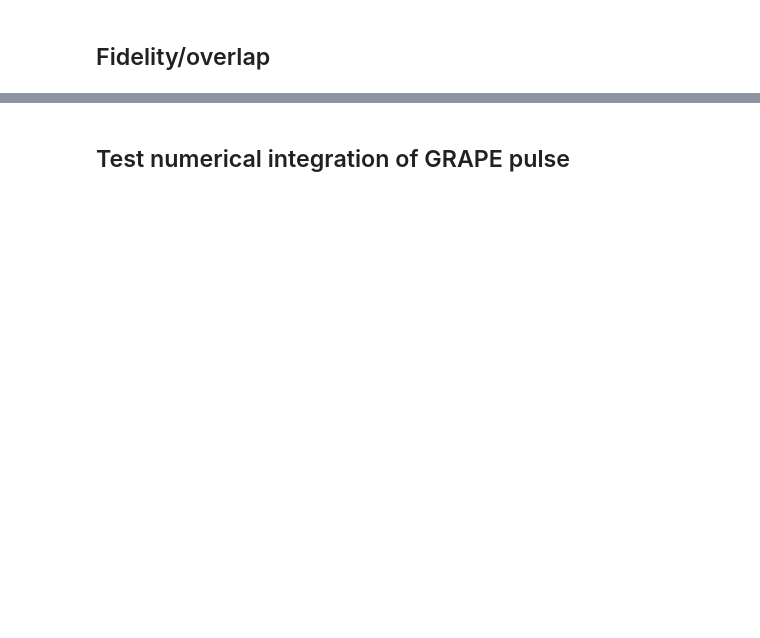
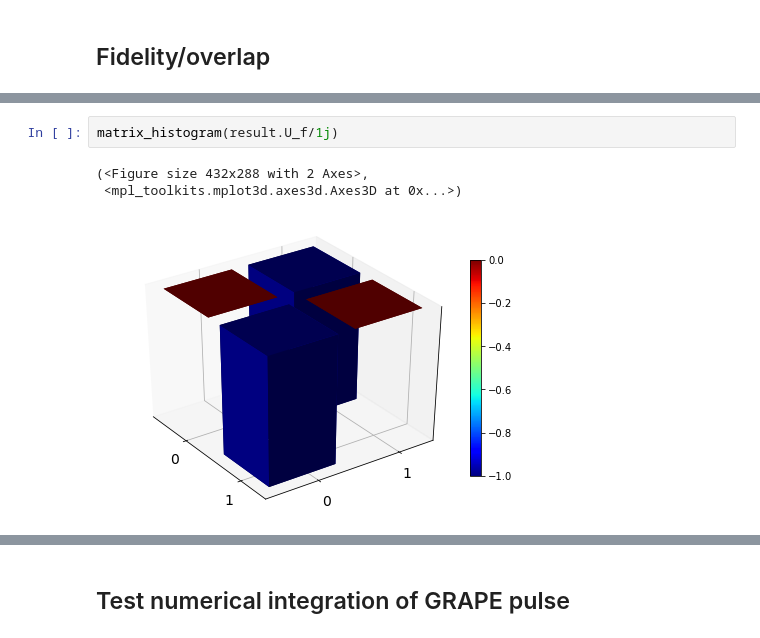
Before and after one commit to TejasAvinashShetty/openq_grape, a Jupyter notebook: GRAPE_pristine/control-grape-X.ipynb, the cells around one changed output, grey strips where cells are left out. Cells and saved outputs as stored; diff of their text form; blank space fills up the shorter version.

```diff
--- a/GRAPE_pristine/control-grape-X.ipynb
+++ b/GRAPE_pristine/control-grape-X.ipynb
@@ -135,0 +133,6 @@ Quantum object: dims = [[2, 2], [2, 2]], shape = (4, 4), type = oper, isherm = F
+# %%
+matrix_histogram(result.U_f/1j)
+# %% [output]
+(<Figure size 432x288 with 2 Axes>,
+ <mpl_toolkits.mplot3d.axes3d.Axes3D at 0x...>)
+[figure, added]
```
Also changed, not shown: parts of 35 cells of this notebook, 5 other files.
